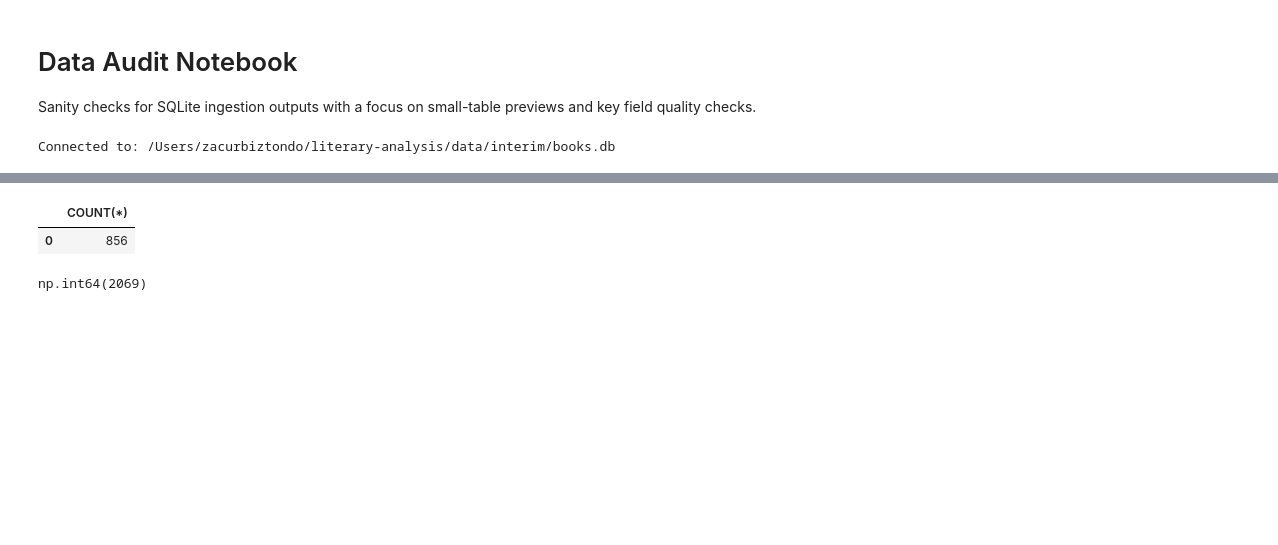
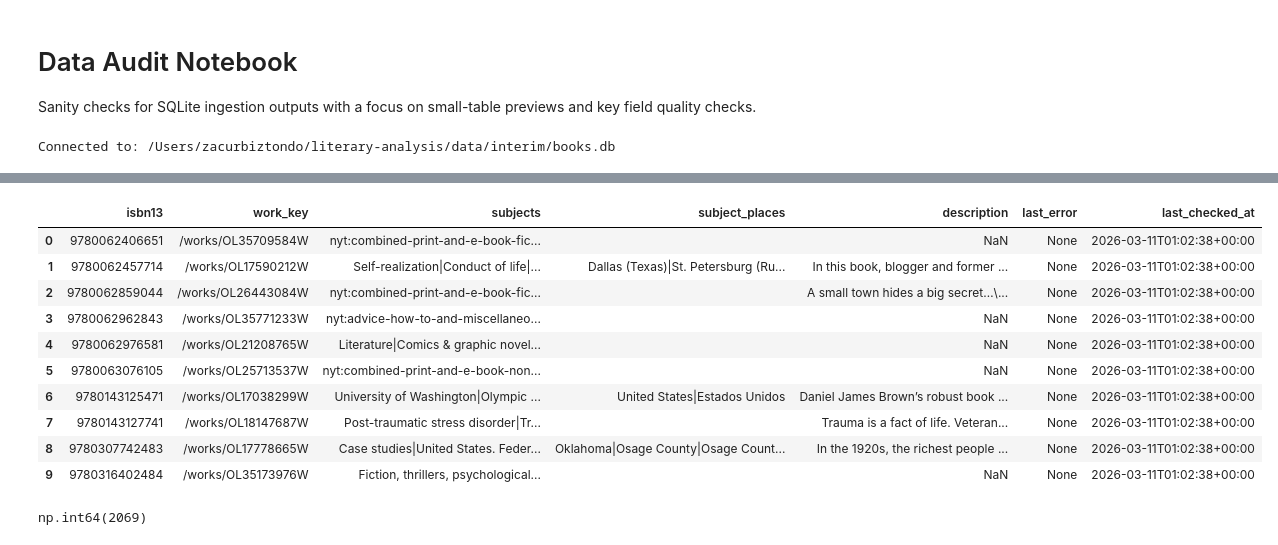
Before and after one commit to ZWUrbo/nyt-bestseller-analysis, a Jupyter notebook: notebooks/data_audit.ipynb, the cells around one changed output, grey strips where cells are left out. Drawn from its saved outputs; the diff is of its cells as text; code cells hidden in the pictures; blank space fills up the shorter version.

```diff
--- a/notebooks/data_audit.ipynb
+++ b/notebooks/data_audit.ipynb
@@ -66,15 +153,24 @@ pd.read_sql_query(
 # %%
 pd.read_sql_query(
     """
-    SELECT COUNT(*)
+    SELECT *
     FROM openlibrary_enrichment
-    WHERE Subjects IS NOT NULL
+    LIMIT 10
     """,
     conn
 )
 # %% [output]
-|  | COUNT(*) |
-| 0 | 856 |
+|  | isbn13 | work_key | subjects | subject_places | description | last_error | last_checked_at |
+| 0 | 9780062406651 | /works/OL35709584W | nyt:combined-print-and-e-book-fic... |  | NaN | None | 2026-03-11T01:02:38+00:00 |
+| 1 | 9780062457714 | /works/OL17590212W | Self-realization|Conduct of life|... | Dallas (Texas)|St. Petersburg (Ru... | In this book, blogger and former ... | None | 2026-03-11T01:02:38+00:00 |
+| 2 | 9780062859044 | /works/OL26443084W | nyt:combined-print-and-e-book-fic... |  | A small town hides a big secret…\... | None | 2026-03-11T01:02:38+00:00 |
+| 3 | 9780062962843 | /works/OL35771233W | nyt:advice-how-to-and-miscellaneo... |  | NaN | None | 2026-03-11T01:02:38+00:00 |
+| 4 | 9780062976581 | /works/OL21208765W | Literature|Comics & graphic novel... |  | NaN | None | 2026-03-11T01:02:38+00:00 |
+| 5 | 9780063076105 | /works/OL25713537W | nyt:combined-print-and-e-book-non... |  | NaN | None | 2026-03-11T01:02:38+00:00 |
+| 6 | 9780143125471 | /works/OL17038299W | University of Washington|Olympic ... | United States|Estados Unidos | Daniel James Brown’s robust book ... | None | 2026-03-11T01:02:38+00:00 |
+| 7 | 9780143127741 | /works/OL18147687W | Post-traumatic stress disorder|Tr... |  | Trauma is a fact of life. Veteran... | None | 2026-03-11T01:02:38+00:00 |
+| 8 | 9780307742483 | /works/OL17778665W | Case studies|United States. Feder... | Oklahoma|Osage County|Osage Count... | In the 1920s, the richest people ... | None | 2026-03-11T01:02:38+00:00 |
+| 9 | 9780316402484 | /works/OL35173976W | Fiction, thrillers, psychological... |  | NaN | None | 2026-03-11T01:02:38+00:00 |
 # %%
 nyt_ol = pd.read_csv('../data/processed/nyt_openlibrary_joined.csv')
 # %% [output]
```
Also changed, not shown: parts of 9 cells of this notebook.
